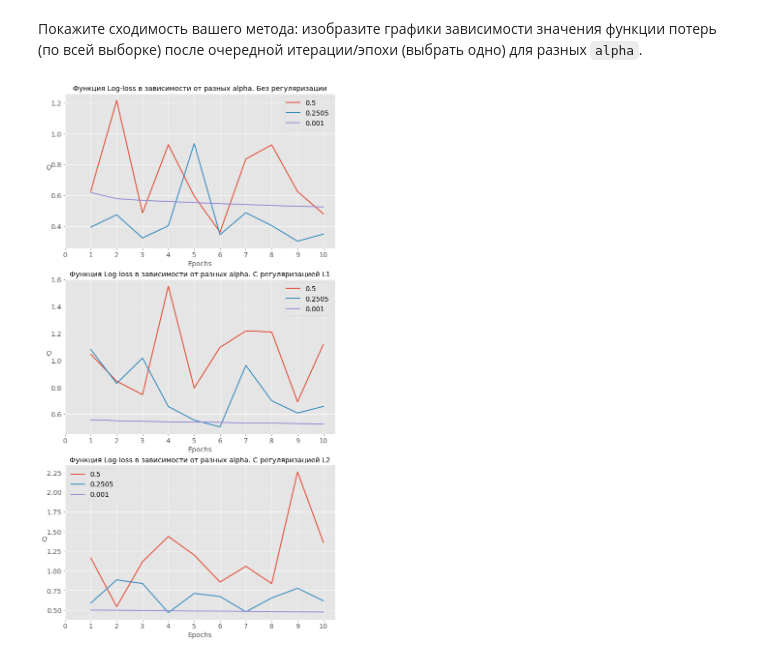
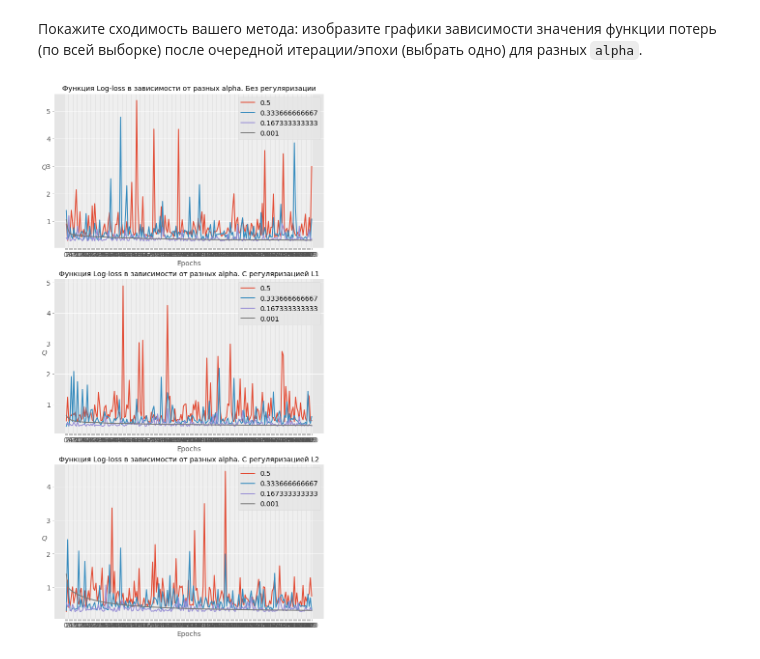
Before and after one commit to ahterov/OTUS, a Jupyter notebook: HW3/homework.ipynb, the cells around one changed output. Drawn from its saved outputs; the diff is of its cells as text; code cells hidden in the pictures.

Commit message:
Работа над ошибками.

```diff
--- a/HW3/homework.ipynb
+++ b/HW3/homework.ipynb
@@ -164,0 +143,5 @@ array([[ 5.10023581, -2.69111611,  1.        ],
+# %%
+modelL2 = MySGDClassifier(C=.01, alpha=0.01, max_epoch=300, penalty='l2')
+w_L2, w_list_L2, error_epoch_list_L2, error_iter_list_L2 = model.fit(X, y)
+print('С регуляризацией L2:')
+print('Веса: {}. Минимальная ошибка: {}'.format(w_L2, error_epoch_list_L2[len(error_epoch_list_L2)-1]))
@@ -164,0 +151,5 @@ array([[ 5.10023581, -2.69111611,  1.        ],
+# %%
+modelL1 = MySGDClassifier(C=.01, alpha=0.01, max_epoch=300, penalty='l1')
+w_L1, w_list_L1, error_epoch_list_L1, error_iter_list_L1 = model.fit(X, y)
+print('С регуляризацией L1:')
+print('Веса: {}. Минимальная ошибка: {}'.format(w_L1, error_epoch_list_L1[len(error_epoch_list_L1)-1]))
@@ -188,8 +182,3 @@ def draw_graph(X, w, w_list, error_epoch_list, error_iter_list, title):
     plt.ylabel("$Q$", rotation=0, fontsize=14)
     plt.plot(np.linspace(1, len(error_iter_list)*X.shape[0], len(error_iter_list)), error_iter_list)
     plt.show()
-# %%
-model = MySGDClassifier(C=.1, alpha=0.01, max_epoch=10)
-w_nan, w_list_nan, error_epoch_list_nan, error_iter_list_nan = model.fit(X, y, err_by_iter=True)
-print('Без регуляризации:')
-print('Веса: {}. Минимальная ошибка: {}'.format(w_nan, error_epoch_list_nan[len(error_epoch_list_nan)-1]))
@@ -295,48 +220,48 @@ print ('Класс: {}'.format(modelL1.predict(test)))
 # %% [markdown]
 Покажите сходимость вашего метода: изобразите графики зависимости значения функции потерь (по всей выборке) после очередной итерации/эпохи (выбрать одно) для разных `alpha`.
 # %%
-range_alpha = np.linspace(0.5, 0.001, num=3)
-max_epoch = 10
+range_alpha = np.linspace(0.5, 0.001, num=4)
+max_epoch = 200
 errors_nan = list()
 errors_L1 = list()
 errors_L2 = list()
 for alpha in range_alpha:
-    model = MySGDClassifier(C=.1, alpha=alpha, max_epoch=max_epoch)
-    w, w_list, error_epoch_list, error_iter_list = model.fit(X, y, err_by_iter = False)
+    model = MySGDClassifier(alpha=alpha, max_epoch=max_epoch)
+    w, w_list, error_epoch_list, error_iter_list = model.fit(X, y)
     errors_nan.append(error_epoch_list)
-    modelL1 = MySGDClassifier(C=.1, alpha=alpha, max_epoch=max_epoch)
-    w, w_list, error_epoch_list, error_iter_list = model.fit(X, y, regul='L1', err_by_iter = False)
+    modelL1 = MySGDClassifier(C=.01, alpha=alpha, max_epoch=max_epoch, penalty='l1')
+    w, w_list, error_epoch_list, error_iter_list = model.fit(X, y)
     errors_L1.append(error_epoch_list)
-    modelL2 = MySGDClassifier(C=.1, alpha=alpha, max_epoch=max_epoch)
-    w, w_list, error_epoch_list, error_iter_list = model.fit(X, y, regul='L2', err_by_iter = False)
+    modelL2 = MySGDClassifier(C=.01, alpha=alpha, max_epoch=max_epoch, penalty='l2')
+    w, w_list, error_epoch_list, error_iter_list = model.fit(X, y)
     errors_L2.append(error_epoch_list)
 # %%
 plt.figure(figsize=(10,20))
 for i in range(0, len(errors_nan)):
     plt.subplot(311)
-    plt.plot(np.linspace(1, max_epoch, num=10), errors_nan[i], linewidth=2)
+    plt.plot(np.linspace(1, max_epoch, num=max_epoch), errors_nan[i], linewidth=2)
     plt.legend(range_alpha, fontsize=14)
     plt.title('Функция Log-loss в зависимости от разных alpha. Без регуляризации')
     plt.xlabel("Epochs", fontsize=14)
     plt.ylabel("$Q$", rotation=0, fontsize=14)
-    plt.xticks(np.arange(11), fontsize=14)
+    plt.xticks(np.arange(max_epoch+1), fontsize=14)
     plt.yticks(fontsize=14)
     plt.subplot(312)
-    plt.plot(np.linspace(1, max_epoch, num=10), errors_L1[i], linewidth=2)
+    plt.plot(np.linspace(1, max_epoch, num=max_epoch), errors_L1[i], linewidth=2)
     plt.legend(range_alpha, fontsize=14)
     plt.title('Функция Log-loss в зависимости от разных alpha. С регуляризацией L1')
     plt.xlabel("Epochs", fontsize=14)
     plt.ylabel("$Q$", rotation=0, fontsize=14)
-    plt.xticks(np.arange(11), fontsize=14)
+    plt.xticks(np.arange(max_epoch+1), fontsize=14)
     plt.yticks(fontsize=14)
     plt.subplot(313)
-    plt.plot(np.linspace(1, max_epoch, num=10), errors_L2[i], linewidth=2)
+    plt.plot(np.linspace(1, max_epoch, num=max_epoch), errors_L2[i], linewidth=2)
     plt.legend(range_alpha, fontsize=14)
     plt.title('Функция Log-loss в зависимости от разных alpha. С регуляризацией L2')
     plt.xlabel("Epochs", fontsize=14)
     plt.ylabel("$Q$", rotation=0, fontsize=14)
-    plt.xticks(np.arange(11), fontsize=14)
+    plt.xticks(np.arange(max_epoch+1), fontsize=14)
     plt.yticks(fontsize=14)
 plt.show()
 # %% [output]
-[figure, old version]
+[figure, new version]
```
Also changed, not shown: parts of 15 cells of this notebook.
